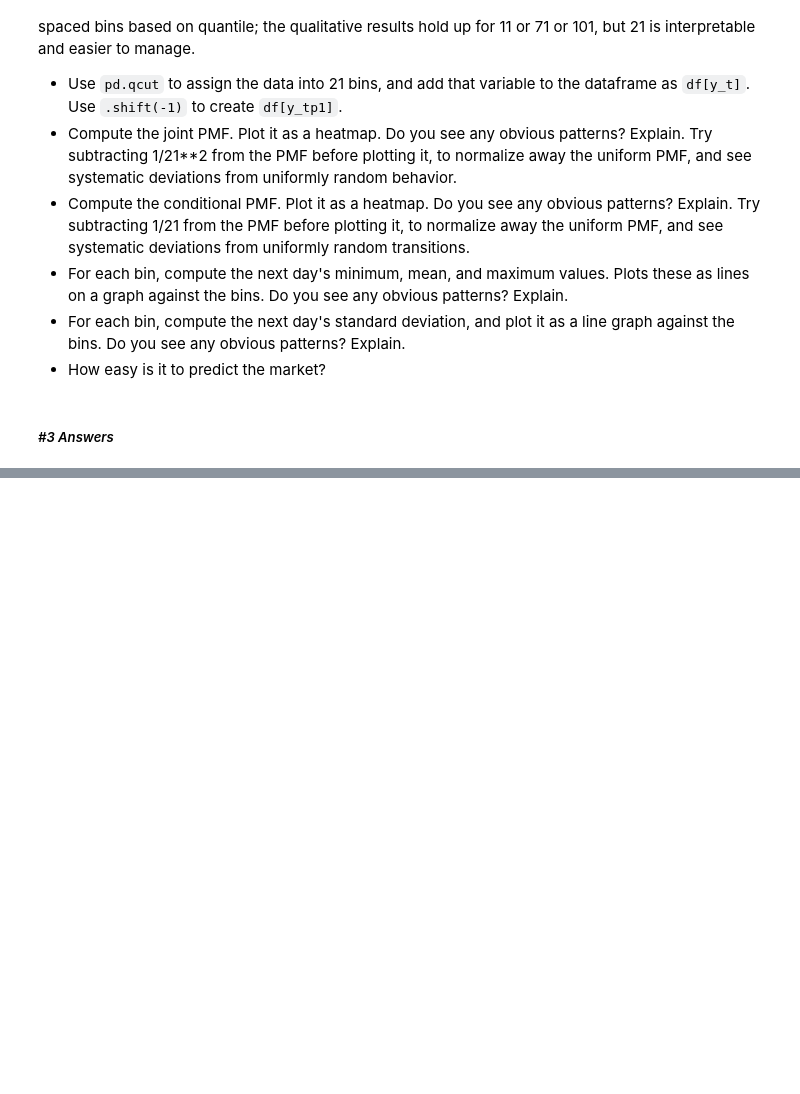
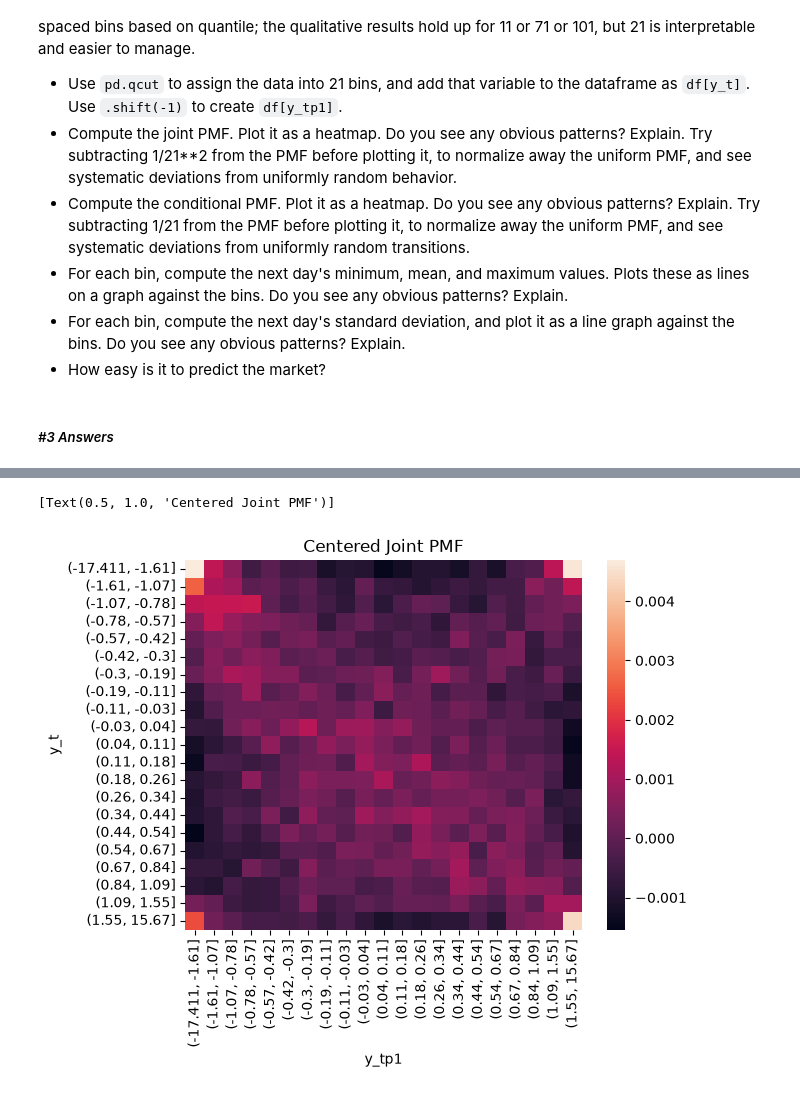
Before and after one commit to ae-phillips/uu_markov, a Jupyter notebook: lab_1/lab.ipynb, the cells around one changed output, grey strips where cells are left out. Saved outputs shown, nothing was run; the diff lists cells and outputs as text; code cells hidden in the pictures; blank space fills up the shorter version.

```diff
--- a/lab_1/lab.ipynb
+++ b/lab_1/lab.ipynb
@@ -262,0 +292,8 @@ The choice of five bins was arbitrary. For more realistic or complex models, we'
+# %%
+# centered joint heatmap
+tab_centered = tab - 1 / 21**2
+
+sns.heatmap(tab_centered).set(title='Centered Joint PMF')
+# %% [output]
+[Text(0.5, 1.0, 'Centered Joint PMF')]
+[figure, added]
```
Also changed, not shown: parts of 10 cells of this notebook.
